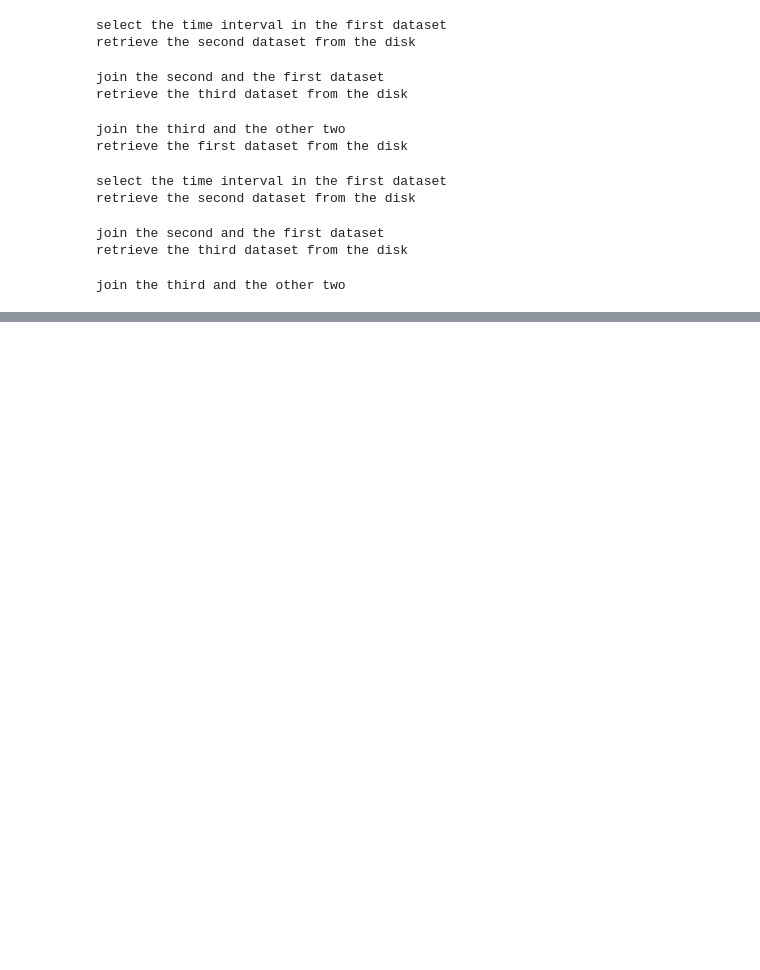
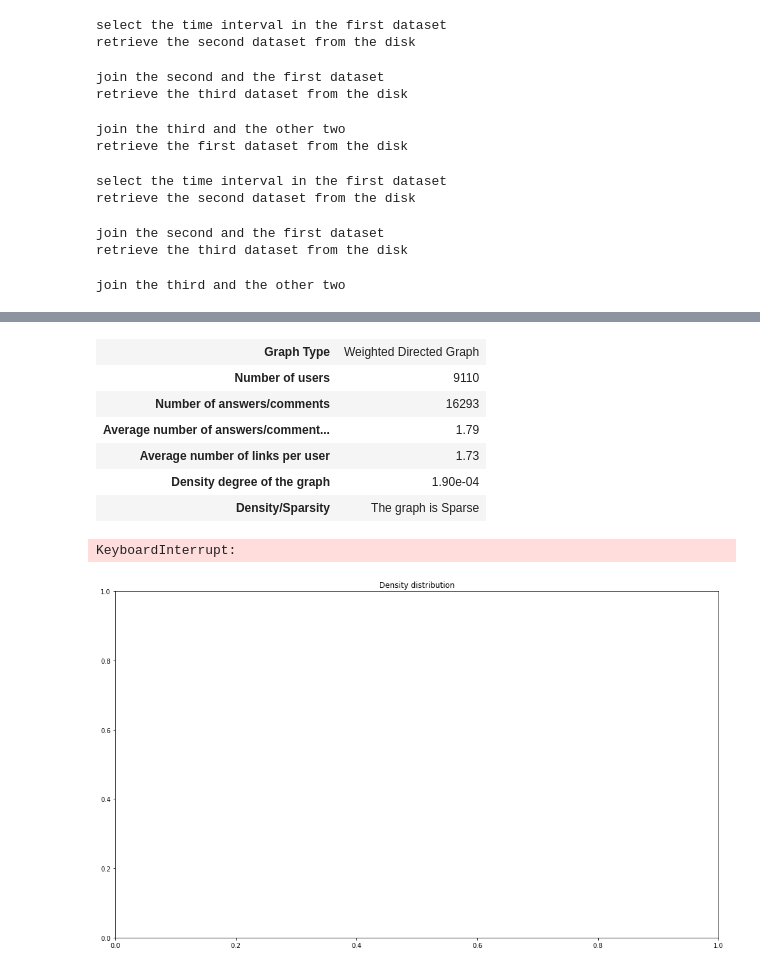
Before and after one commit to MartinaMlz/ADM_HW5, a Jupyter notebook: chri_4.ipynb, the cells around one changed output, grey strips where cells are left out. Drawn from its saved outputs; the diff is of its cells as text; code cells hidden in the pictures; blank space fills up the shorter version.

```diff
--- a/chri_4.ipynb
+++ b/chri_4.ipynb
@@ -1331,0 +1383,14 @@ plt.show()
+# %%
+graph, graph_type, n_users, n_answers_comments, average_answers_comments, average_links, density, is_dense = functionality_1(dataset_graphs[0])
+# %%
+plot_1(graph, graph_type, n_users, n_answers_comments, average_answers_comments, average_links, density, is_dense)
+# %% [output]
+| Graph Type | Weighted Directed Graph |
+| Number of users | 9110 |
+| Number of answers/comments | 16293 |
+| Average number of answers/comment... | 1.79 |
+| Average number of links per user | 1.73 |
+| Density degree of the graph | 1.90e-04 |
+| Density/Sparsity | The graph is Sparse |
+KeyboardInterrupt:
+[figure, added]
```
Also changed, not shown: parts of 27 cells of this notebook, 9 other files.
